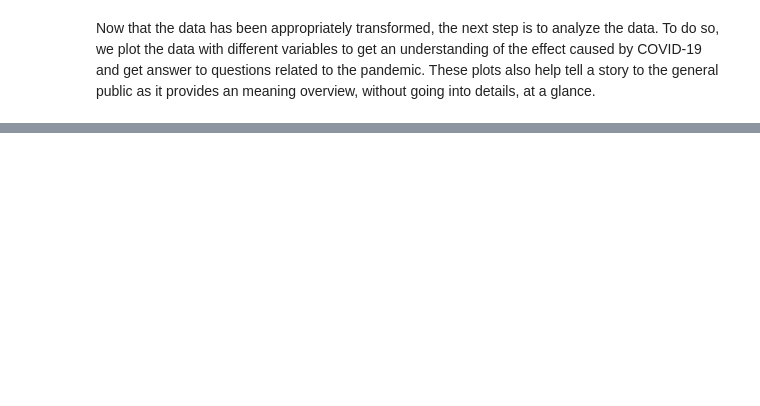
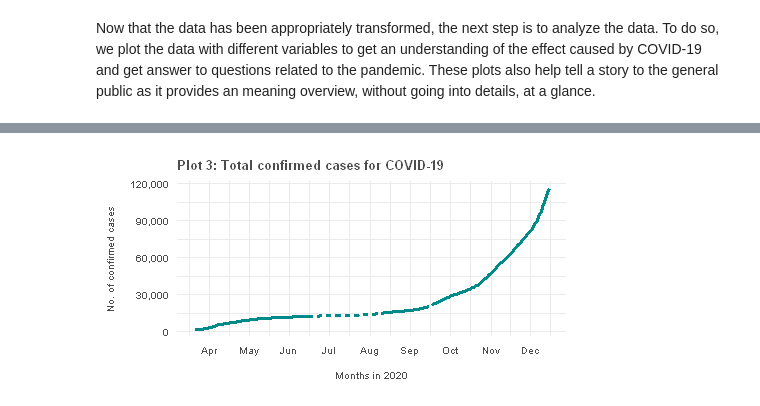
Before and after one commit to shrestaz/covid, a Jupyter notebook: EDA-COVID.ipynb, the cells around one changed output, grey strips where cells are left out. Saved outputs shown, nothing was run; the diff lists cells and outputs as text; code cells hidden in the pictures; blank space fills up the shorter version.

```diff
--- a/EDA-COVID.ipynb
+++ b/EDA-COVID.ipynb
@@ -646,0 +358,4 @@ tail(denmark_covid_data)
+# %%
+# Setting theme for plot in Markdown
+theme_set(markdown_theme)
+options(repr.plot.width = 4, repr.plot.height = 2)
@@ -646,0 +366,4 @@ tail(denmark_covid_data)
+# %%
+total_confirmed_cases_plot
+# %% [output]
+[figure, added]
```
Also changed, not shown: parts of 51 cells of this notebook.
